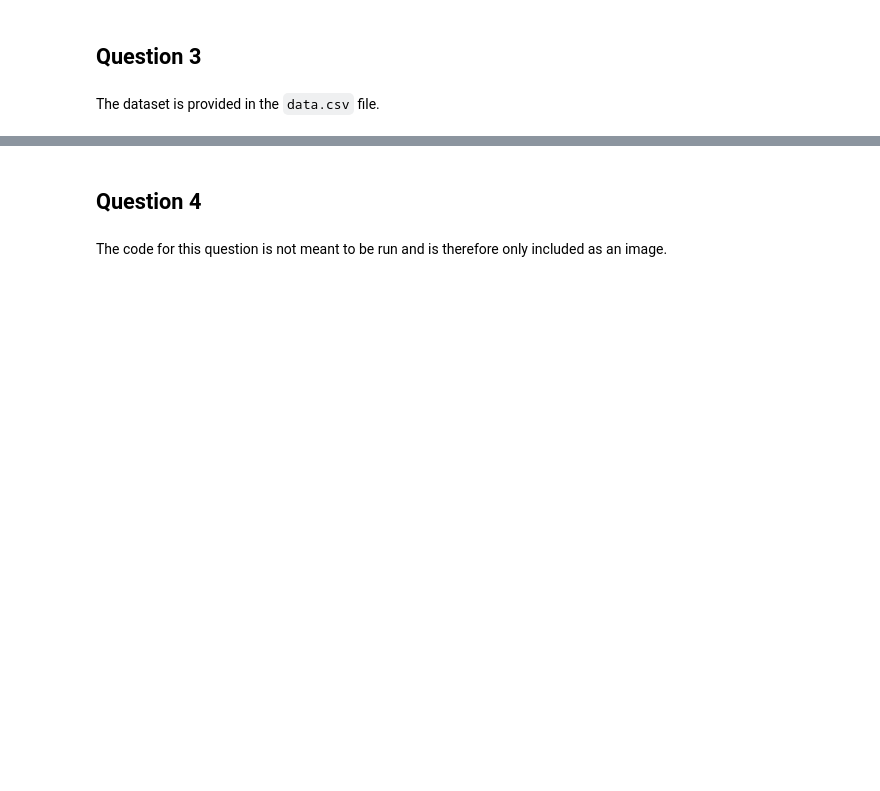
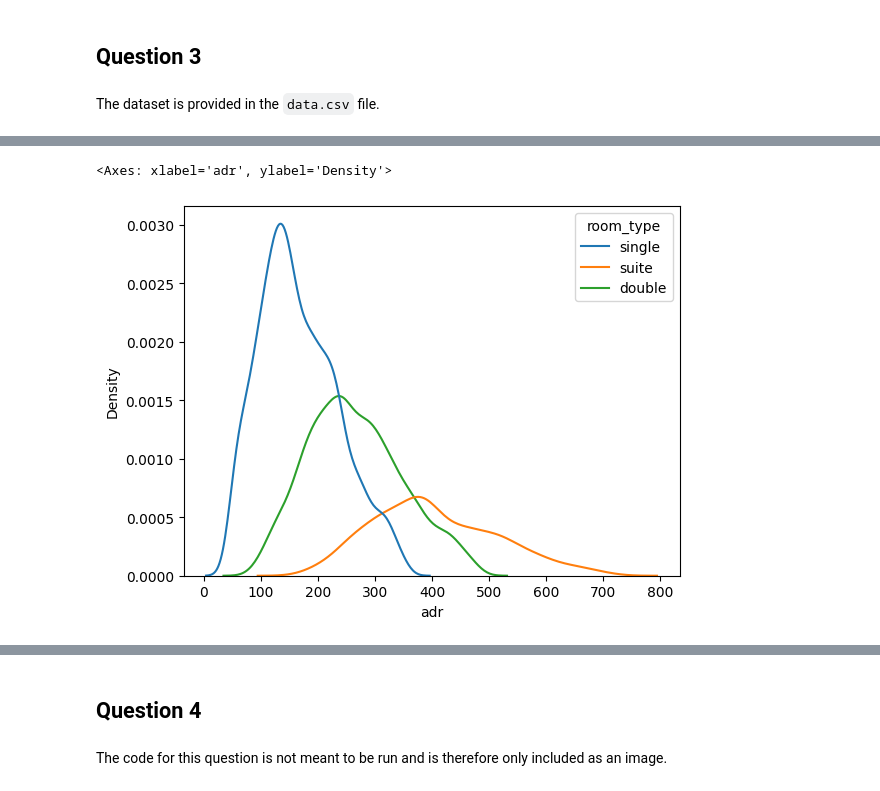
Before and after one commit to Madsjanssen/Exam, a Jupyter notebook: exam2024.ipynb, the cells around one changed output, grey strips where cells are left out. Drawn from its saved outputs; the diff is of its cells as text; code cells hidden in the pictures; blank space fills up the shorter version.

```diff
--- a/exam2024.ipynb
+++ b/exam2024.ipynb
@@ -12,0 +250,6 @@ The dataset is provided in the `data.csv` file.
+# %%
+# That suites are more expensive is quite clear if we use hue to differentiate between the types of rooms.
+sns.kdeplot(x = 'adr', hue="room_type", data = df)
+# %% [output]
+<Axes: xlabel='adr', ylabel='Density'>
+[figure, added]
```
Also changed, not shown: parts of 15 cells of this notebook.
